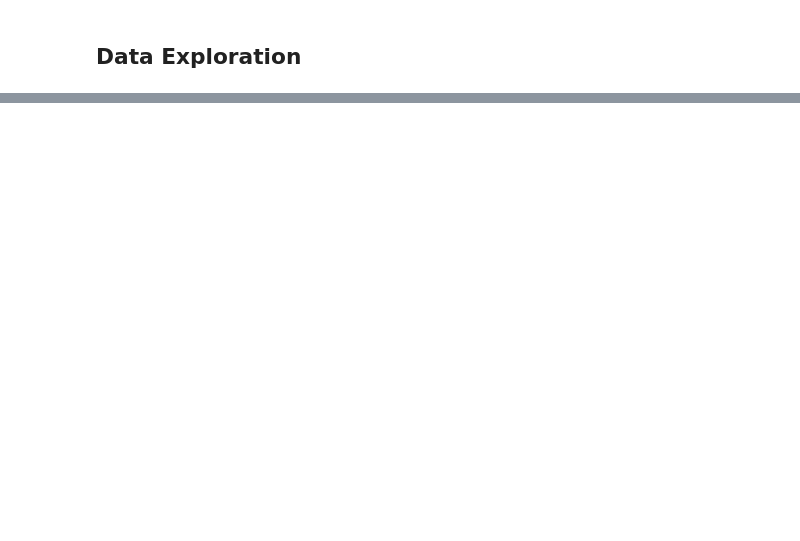
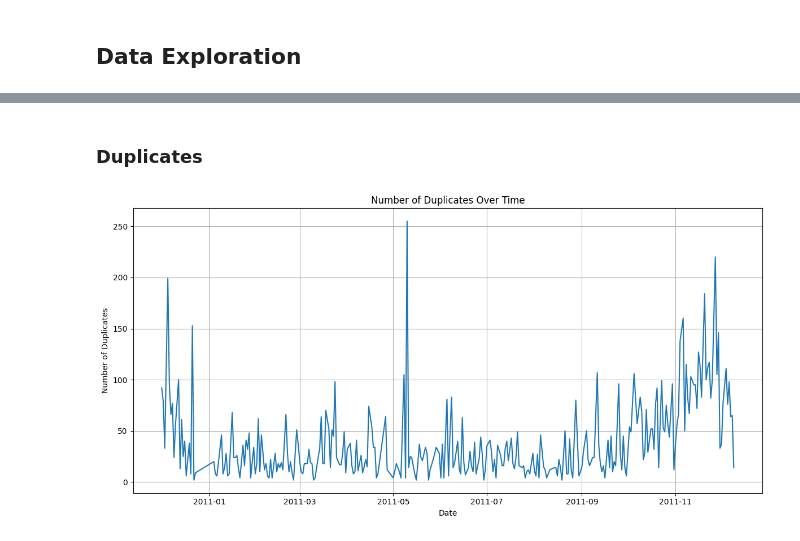
Before and after one commit to jamiebrawn/foil-online-retail-analysis, a Jupyter notebook: analysis.ipynb, the cells around one changed output, grey strips where cells are left out. Drawn from its saved outputs; the diff is of its cells as text; code cells hidden in the pictures; blank space fills up the shorter version.

```diff
--- a/analysis.ipynb
+++ b/analysis.ipynb
@@ -52,0 +152,6 @@ print(distinct_counts_df)
+# %%
+
+def filter_valid_descriptions(df):
+    return df.dropna(subset=['Description'])
+# %%
+df = filter_valid_descriptions(df)
@@ -52,0 +160,10 @@ print(distinct_counts_df)
+# %% [markdown]
+### Duplicates
+# %%
+def get_sorted_duplicates(df):
+
+    df_cleaned = df.copy()
+
+    duplicates = df_cleaned[df_cleaned.duplicated(keep=False)]
+
+    return duplicates.sort_values(by=df.columns.tolist())
@@ -52,0 +179,16 @@ print(distinct_counts_df)
+# %%
+def plot_duplicates_over_time(df):
+    duplicates_sorted = get_sorted_duplicates(df)
+
+
+    daily_duplicates = duplicates_sorted.groupby(duplicates_sorted['InvoiceDate'].dt.date).size()
+
+
+    plt.figure(figsize=(12, 6))
+    daily_duplicates.plot(kind='line')
+    plt.title('Number of Duplicates Over Time')
+    plt.xlabel('Date')
+    plt.ylabel('Number of Duplicates')
+    plt.grid(True)
+    plt.tight_layout()
+    plt.show()
@@ -52,0 +210,4 @@ print(distinct_counts_df)
+# %%
+plot_duplicates_over_time(df)
+# %% [output]
+[figure, added]
```
Also changed, not shown: parts of 135 cells of this notebook, 2 other files.
